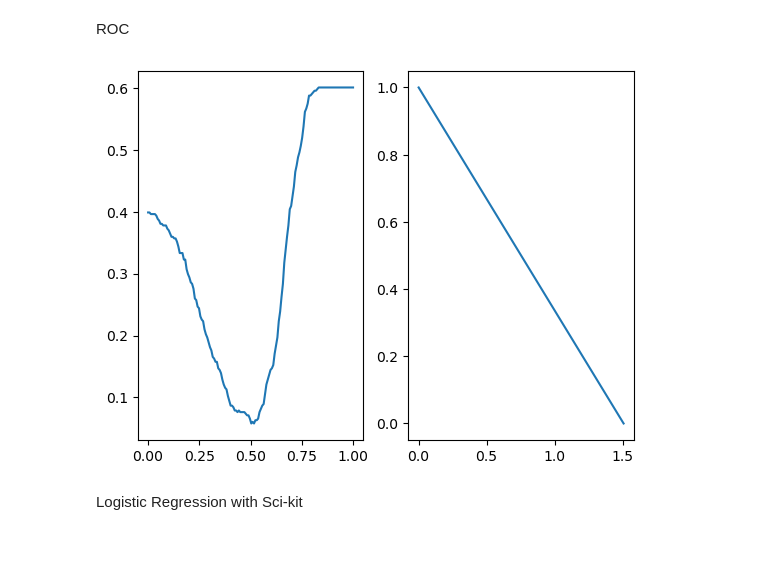
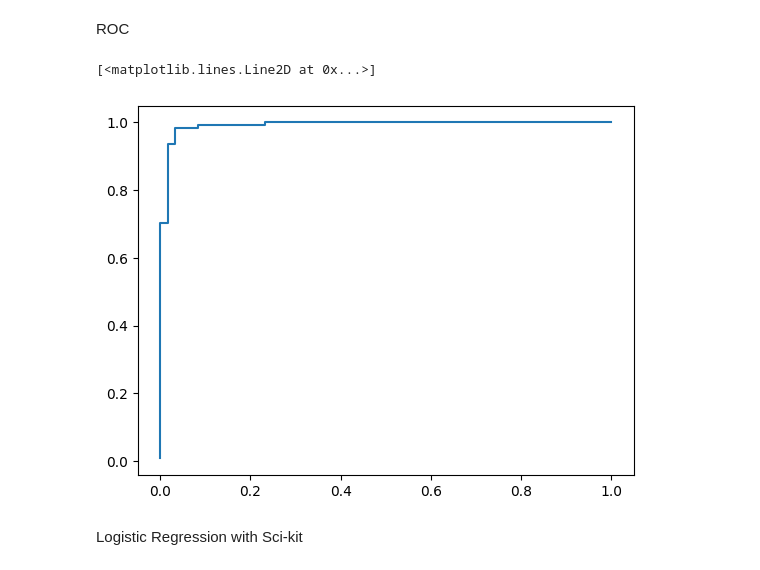
Before and after one commit to Markeloen/ECE718, a Jupyter notebook: Assignment3.ipynb, the cells around one changed output. Cells and saved outputs as stored; diff of their text form; code cells hidden in the pictures.

```diff
--- a/Assignment3.ipynb
+++ b/Assignment3.ipynb
@@ -68,7 +68,7 @@ N = X_train.shape[0]
 delta_E = 20*np.ones(features_size)
 threshold = 20
 theta = 0.5
-num_of_iterations = 50
+num_of_iterations = 5
 counter = 0
 while counter <= num_of_iterations:
 
@@ -97,51 +118,35 @@ print(Generalization_Err/y_train.shape[0]*100)
 # %% [markdown]
 ROC
-# %%
-theta = np.linspace(0,1,150)
-Sens_arr = []
-Spec_arr = []
-miss_classification_rate = []
-
-
-for theta_i in theta:
-    predicted_class = []
-    for i in range(N):
-
-        predicted_class.append(1 if sigmoid(w@X_train[i][:]) >= theta_i else 0)
-
-
-    # print(Error_zero_one)
-    # Compute True Positive
-    TP = 0
-    FP = 0
-    Pos = 0
-    Neg = 0
-    for i in range(N):
-        if y_train[i] == predicted_class[i] and y_train[i] == 1:
-            TP += 1
-        if y_train[i] != predicted_class[i] and y_train[i] == 1:
-            FP += 1
-
-        if y_train[i] == 1:
-            Pos += 1
-        if y_train[i] == 0:
-            Neg += 1
-    Sens_arr.append(TP/Pos)
-    Spec_arr.append(FP/Neg)
-    Err = 0
-    for i in range(N):
-        if y_train[i] != predicted_class[i]:
-                Err += 1
-    miss_classification_rate.append(Err/(Pos+Neg))
-    # print(Error_zero_one/(Pos+Neg))
-
-
-fig, ax = plt.subplots(1, 2)
-
-ax[0].plot(theta.T, miss_classification_rate)
-ax[1].plot(Spec_arr, Sens_arr)
-plt.show()
-# %% [output]
-[figure, removed]
+# %%
+theta = np.linspace(0,1,150)
+
+miss_classification_rate_all_coded = []
+
+theta = X_test@w
+theta = sigmoid(theta)
+theta = np.sort(theta)
+TPR_coded = []
+specifity_coded = []
+FPR_coded = []
+N = X_test.shape[0]
+
+for theta_i in theta:
+    predicted_class = []
+    for i in range(N):
+
+        predicted_class.append(1 if sigmoid(w@X_test[i][:]) >= theta_i else 0)
+
+    miss_classification_rate, TPR, FPR, specificity, TP, TN, FP, FN = confusion_matrix(predicted_class, y_test)
+
+    miss_classification_rate_all_coded.append(miss_classification_rate)
+    specifity_coded.append(specificity)
+    TPR_coded.append(TPR)
+    FPR_coded.append(FPR)
+
+
+plt.plot(FPR_coded, TPR_coded)
+# %% [output]
+[<matplotlib.lines.Line2D at 0x...>]
+[figure, added]
 # %% [markdown]
 Logistic Regression with Sci-kit
```
Also changed, not shown: parts of 5 cells of this notebook.
